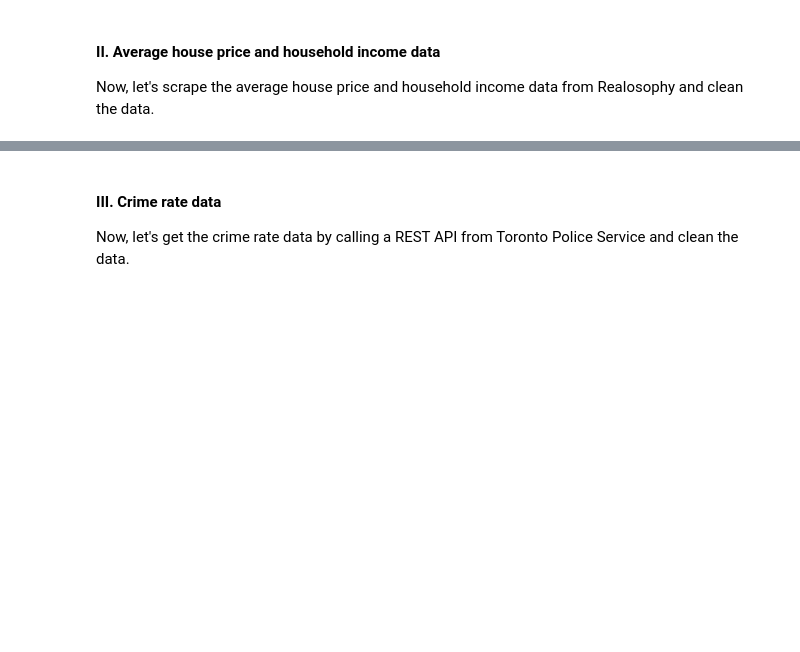
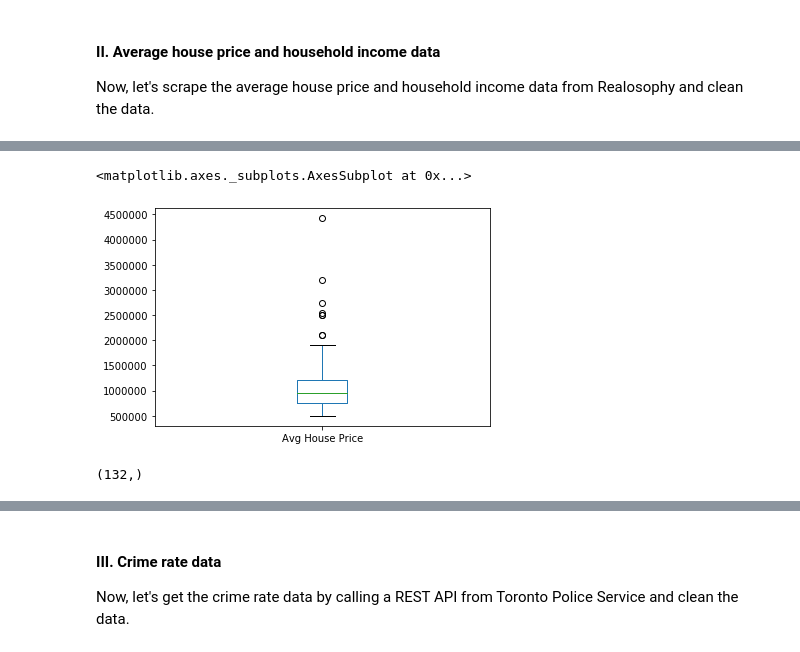
Before and after one commit to titus-chin/ibm_data_science_capstone, a Jupyter notebook: Toronto's_Neighborhoods_Recommender_System.ipynb, the cells around one changed output, grey strips where cells are left out. Cells and saved outputs as stored; diff of their text form; code cells hidden in the pictures; blank space fills up the shorter version.

```diff
--- a/Toronto's_Neighborhoods_Recommender_System.ipynb
+++ b/Toronto's_Neighborhoods_Recommender_System.ipynb
@@ -222,0 +274,9 @@ Superb!
+# %%
+avg_houseprice_income_df['Avg House Price'].plot.box()
+# %% [output]
+<matplotlib.axes._subplots.AxesSubplot at 0x...>
+[figure, added]
+# %%
+QR_price.shape
+# %% [output]
+(132,)
```
Also changed, not shown: parts of 21 cells of this notebook, 3 other files.
